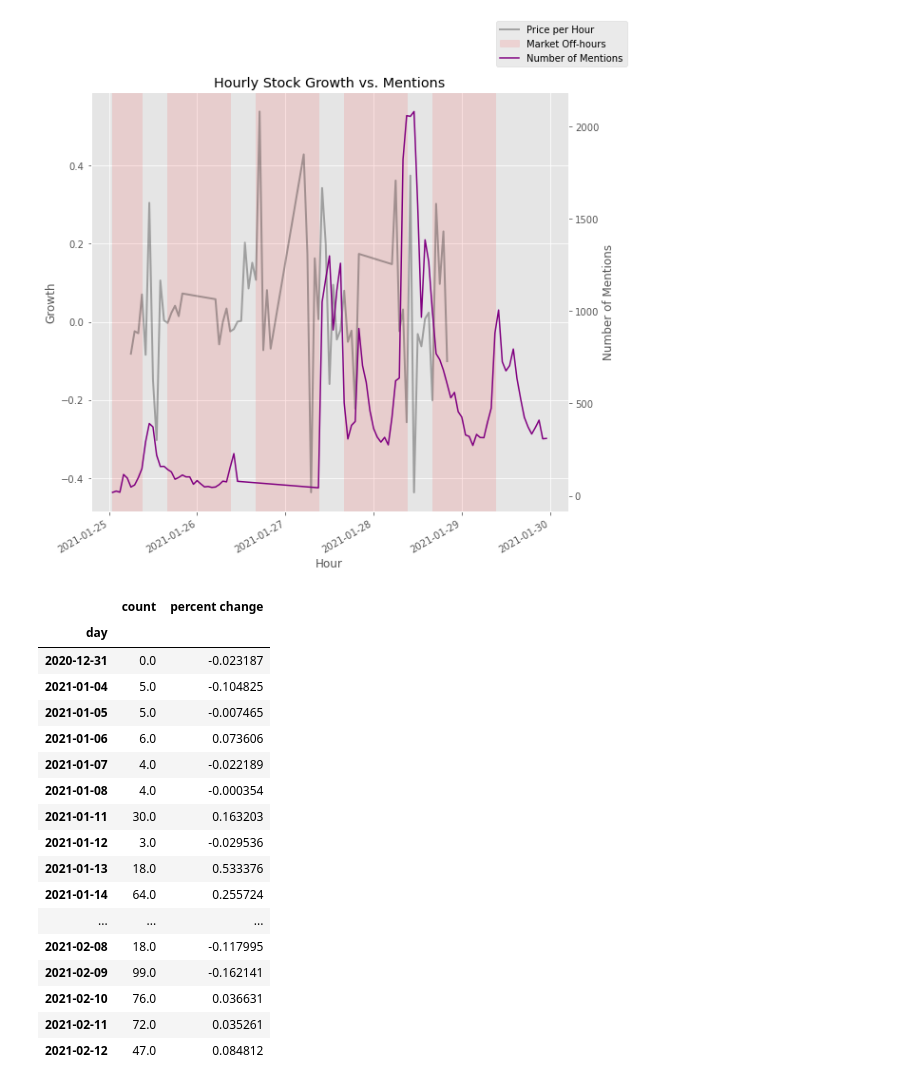
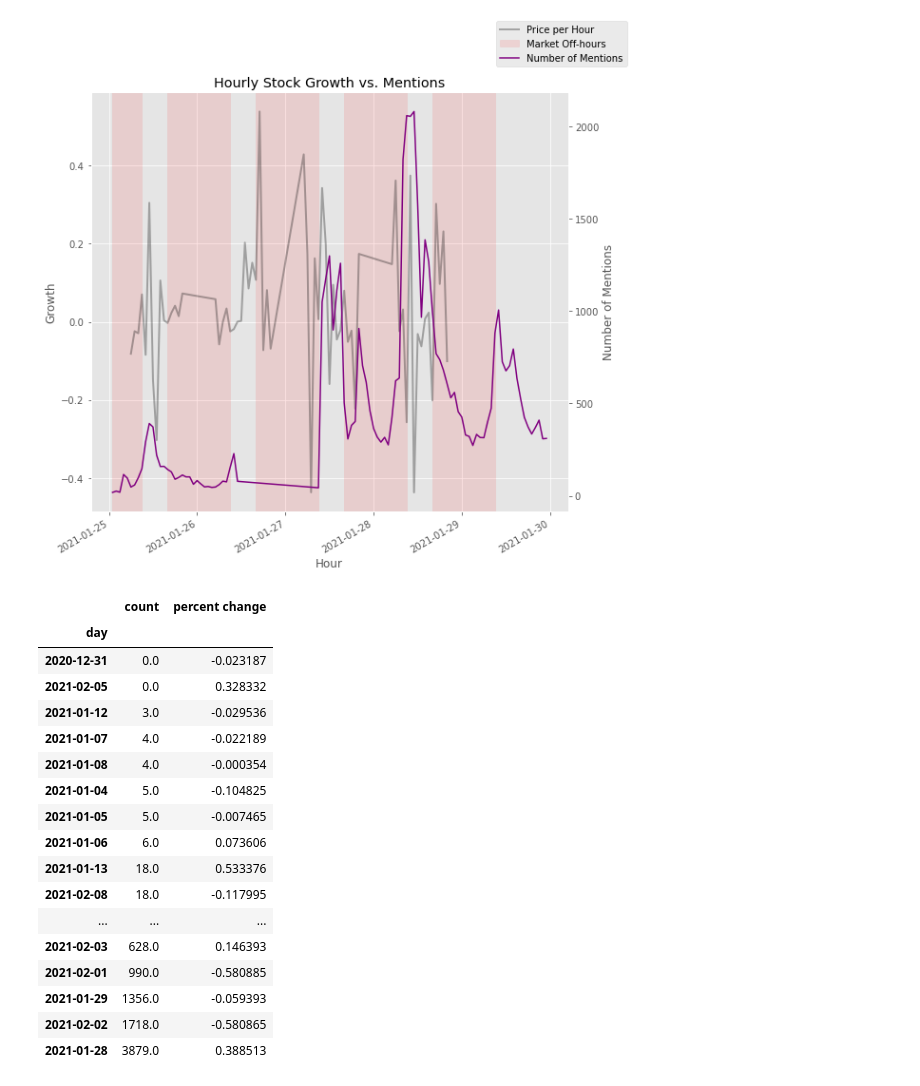
Before and after one commit to daniellkennett/WallstreetbetsAnalysis, a Jupyter notebook: WSB EDA.ipynb, the cells around one changed output. Drawn from its saved outputs; the diff is of its cells as text; code cells hidden in the pictures.

```diff
--- a/WSB EDA.ipynb
+++ b/WSB EDA.ipynb
@@ -318,46 +319,46 @@ gme_hour
 ### Stock growth == open-close/open   of a trading day. ###
 gme_hour_full = wsb_full.groupby(['title','date_hour']).count().reset_index()
 gme_hour_full = gme_hour_full[(gme_hour_full['title'] == 'gme') & (gme_hour_full['date_hour'] > '2020-12-31 01:00:00')&
                     (gme_hour_full['date_hour'] <= '2021-02-16 23:00:00')]
 gme_hour_full = gme_hour_full.drop(['Unnamed: 0','author', 'scores',
                                      'comments', 'timestamp'], axis =1)
 gme_hour_full = gme_hour_full.rename(columns = {'title':'title','date_hour' : 'date', 'date': 'count'})
 
 
 left = gme_hourly_full.set_index('date')
 right = gme_hour_full.set_index('date')
 gmefull=left.join(right).reset_index()
 gmefull['count'] = gmefull['count'].fillna(0)
 gmefull['percent change'] = (gmefull['4. close'] - gmefull['1. open'])/gmefull['1. open']
 gmefull['time'] = gmefull['date'].apply(lambda x: datetime.time(x)).astype(str)
 gmefull['day'] = gmefull['date'].apply(lambda x: datetime.date(x)).astype(str)
 
 first_hours = gmefull[(gmefull['time'] == '08:00:00') | ((gmefull['time'] == '09:00:00'))]
 
 first_hours = first_hours.groupby('day').sum()
 first_hours = first_hours[['count']]
 
 
 growth = gmefull.groupby('day').sum()[['percent change']]
 
 growth_vs_hr = first_hours.join(growth)
-growth_vs_hr
+sorted_corr = growth_vs_hr.sort_values('count')
 # %% [output]
 |  | count | percent change |
 | day |  |  |
 | 2020-12-31 | 0.0 | -0.023187 |
+| 2021-02-05 | 0.0 | 0.328332 |
+| 2021-01-12 | 3.0 | -0.029536 |
+| 2021-01-07 | 4.0 | -0.022189 |
+| 2021-01-08 | 4.0 | -0.000354 |
 | 2021-01-04 | 5.0 | -0.104825 |
 | 2021-01-05 | 5.0 | -0.007465 |
 | 2021-01-06 | 6.0 | 0.073606 |
-| 2021-01-07 | 4.0 | -0.022189 |
-| 2021-01-08 | 4.0 | -0.000354 |
-| 2021-01-11 | 30.0 | 0.163203 |
-| 2021-01-12 | 3.0 | -0.029536 |
 | 2021-01-13 | 18.0 | 0.533376 |
-| 2021-01-14 | 64.0 | 0.255724 |
+| 2021-02-08 | 18.0 | -0.117995 |
 | ... | ... | ... |
-| 2021-02-08 | 18.0 | -0.117995 |
-| 2021-02-09 | 99.0 | -0.162141 |
-| 2021-02-10 | 76.0 | 0.036631 |
-| 2021-02-11 | 72.0 | 0.035261 |
-| 2021-02-12 | 47.0 | 0.084812 |
+| 2021-02-03 | 628.0 | 0.146393 |
+| 2021-02-01 | 990.0 | -0.580885 |
+| 2021-01-29 | 1356.0 | -0.059393 |
+| 2021-02-02 | 1718.0 | -0.580865 |
+| 2021-01-28 | 3879.0 | 0.388513 |
```
Also changed, not shown: parts of 5 cells of this notebook.
